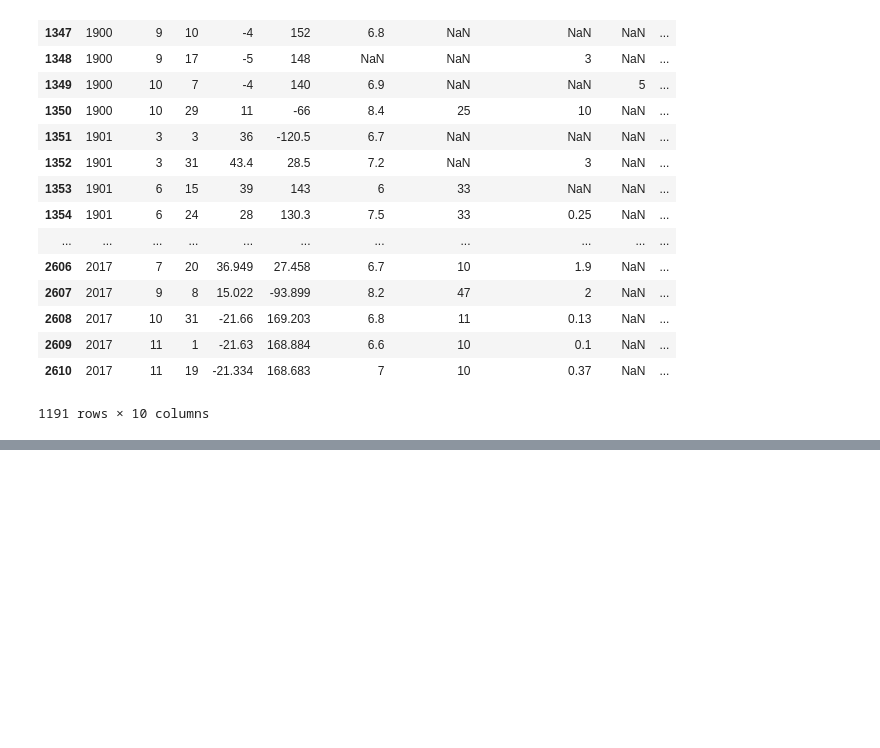
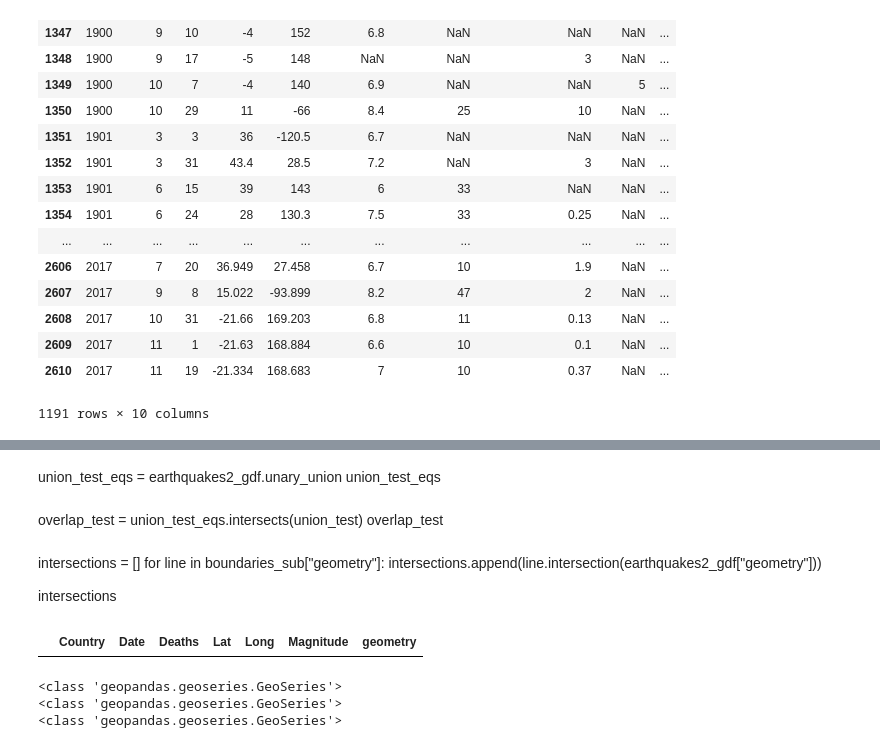
Before and after one commit to smitamisra/StrikingRobo_Earthquakes, a Jupyter notebook: MR_DQ3_2.ipynb, the cells around one changed output, grey strips where cells are left out. Cells and saved outputs as stored; diff of their text form; code cells hidden in the pictures; blank space fills up the shorter version.

```diff
--- a/MR_DQ3_2.ipynb
+++ b/MR_DQ3_2.ipynb
@@ -420,0 +441,28 @@ boundaries_gdf.plot(ax=ax, column = "STEPCLASS", cmap = "rainbow", lw = 3, legen
+# %% [markdown]
+union_test_eqs = earthquakes2_gdf.unary_union
+union_test_eqs
+# %% [markdown]
+overlap_test = union_test_eqs.intersects(union_test)
+overlap_test
+# %% [markdown]
+intersections = []
+for line in boundaries_sub["geometry"]:
+    intersections.append(line.intersection(earthquakes2_gdf["geometry"]))
+
+intersections
+# %%
+earthquakes_gdf = earthquakes_gdf.drop(earthquakes_gdf[earthquakes_gdf["geometry"].isnull()].index)
+#earthquakes_gdf[earthquakes_gdf["geometry"].isnull()]
+# %% [output]
+|  | Country | Date | Deaths | Lat | Long | Magnitude | geometry |
+# %%
+earthquakes_geo = earthquakes_gdf["geometry"]
+#print(type(earthquakes_geo))
+sub_geo = boundaries_sub["geometry"]
+#print(type(sub_geo))
+boundaries_geo = boundaries_gdf["geometry"]
+#print(type(boundaries_geo))
+# %% [output]
+<class 'geopandas.geoseries.GeoSeries'>
+<class 'geopandas.geoseries.GeoSeries'>
+<class 'geopandas.geoseries.GeoSeries'>
```
Also changed, not shown: parts of 12 cells of this notebook.
